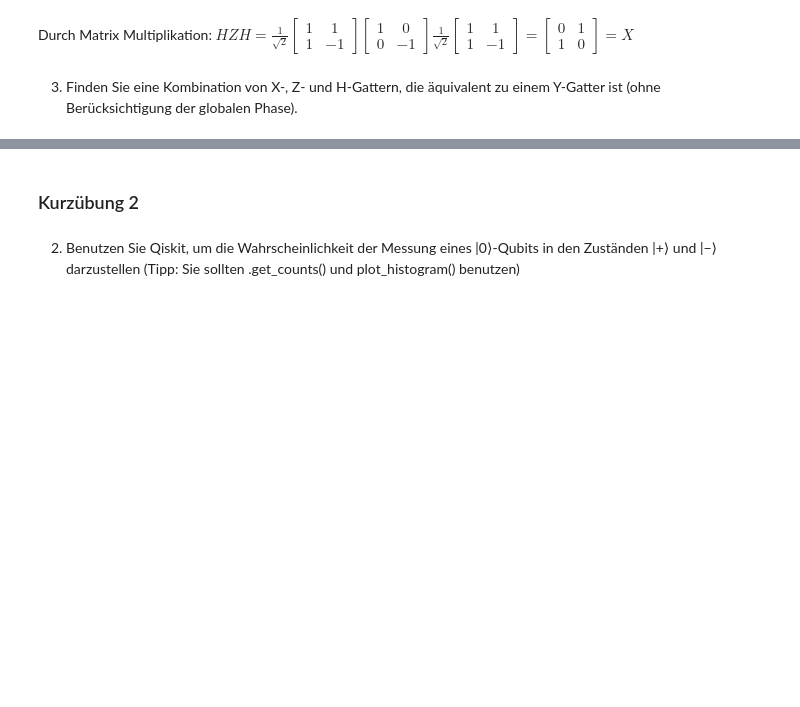
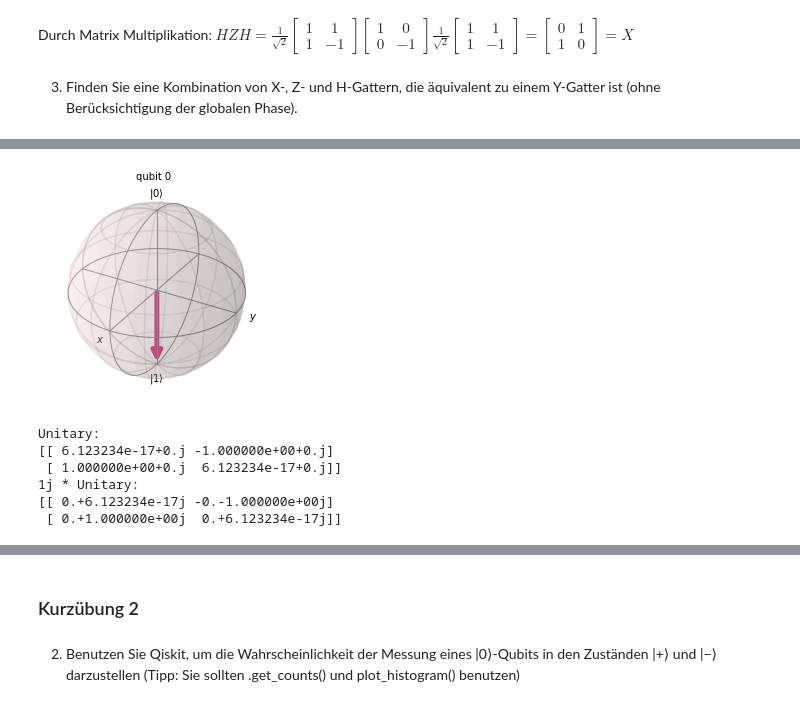
Before and after one commit to czachow/qcmb-training, a Jupyter notebook: solutions/04-EinQubitGatesII-Loesungen.ipynb, the cells around one changed output, grey strips where cells are left out. Cells and saved outputs as stored; diff of their text form; code cells hidden in the pictures; blank space fills up the shorter version.

```diff
--- a/solutions/04-EinQubitGatesII-Loesungen.ipynb
+++ b/solutions/04-EinQubitGatesII-Loesungen.ipynb
@@ -43 +36,24 @@ array_to_latex(unitary*1j)
+# %%
+svsim = Aer.get_backend('statevector_simulator')
+state = svsim.run(qc).result().get_statevector()
+plot_bloch_multivector(state)
+# %% [output]
+[figure, added]
+# %%
+# See combined unitary
+simulator = Aer.get_backend('unitary_simulator')
+result = execute(qc, simulator).result()
+unitary = result.get_unitary()
+print("Unitary:")
+print(unitary.to_matrix())
+# Is equivalent to Y-gate by factor of i
+print("1j * Unitary:")
+print(1j*unitary.to_matrix())
+# %% [output]
+Unitary:
+[[ 6.123234e-17+0.j -1.000000e+00+0.j]
+ [ 1.000000e+00+0.j  6.123234e-17+0.j]]
+1j * Unitary:
+[[ 0.+6.123234e-17j -0.-1.000000e+00j]
+ [ 0.+1.000000e+00j  0.+6.123234e-17j]]
 # %%
```
Also changed, not shown: parts of 6 cells of this notebook, 5 other files.
